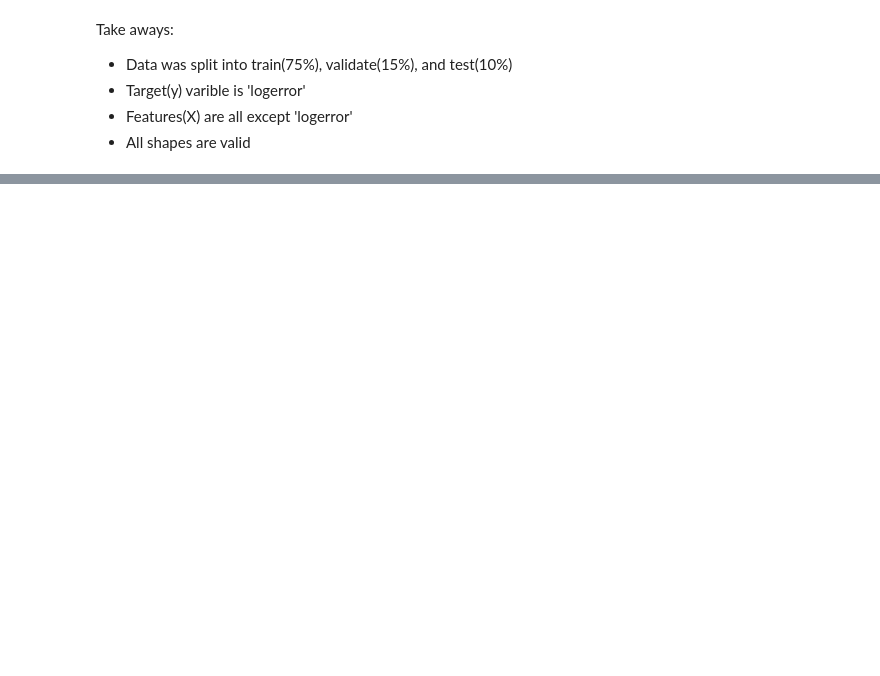
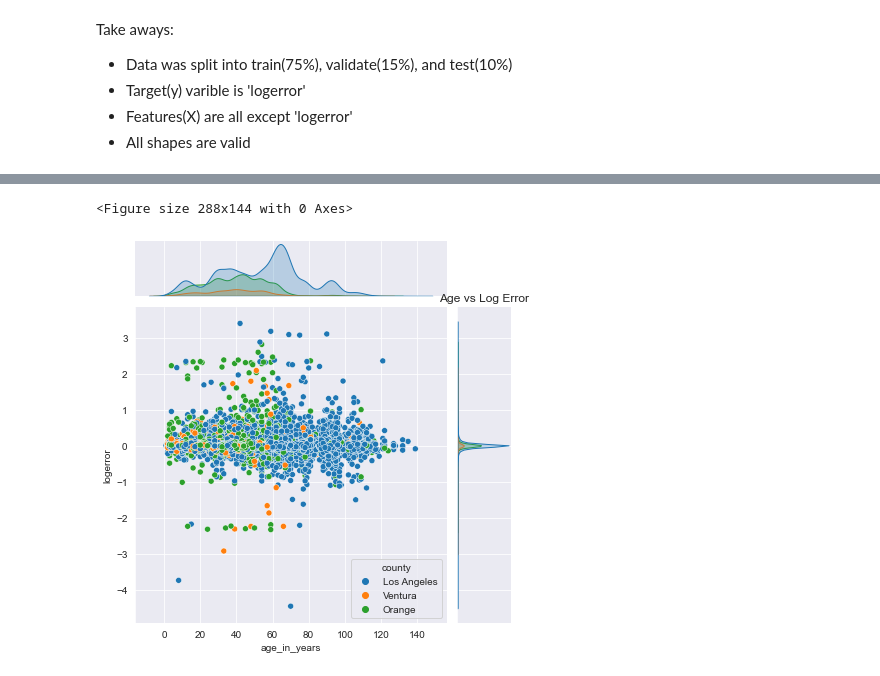
Before and after one commit to craigcalzado/clustering-project, a Jupyter notebook: cluster_project.ipynb, the cells around one changed output, grey strips where cells are left out. Cells and saved outputs as stored; diff of their text form; code cells hidden in the pictures; blank space fills up the shorter version.

```diff
--- a/cluster_project.ipynb
+++ b/cluster_project.ipynb
@@ -149,0 +218,9 @@ Take aways:
+# %%
+# Exploration
+# check the distribution of each variable thats is not float or int
+for col in train.columns:
+    if train[col].dtype != 'object' and train[col].dtype != 'str':
+        sns.set_style("darkgrid")
+        plt.figure(figsize=(4,2))
+        sns.displot(train[col], bins=20, kde=True, color='purple')
+        plt.show()
@@ -149,0 +246,15 @@ Take aways:
+# %%
+#Answer questions
+# Does the logerror differ by home age?
+# plot age_in_years vs logerror
+sns.set_style("darkgrid")
+plt.figure(figsize=(4,2))
+sns.jointplot(x='age_in_years', y='logerror', data=train, hue='county')
+# lable the plot
+plt.xlabel('Age in Years')
+plt.ylabel('Log Error')
+plt.title('Age vs Log Error')
+plt.show()
+# %% [output]
+<Figure size 288x144 with 0 Axes>
+[figure, added]
```
Also changed, not shown: parts of 21 cells of this notebook, 1 other file.
